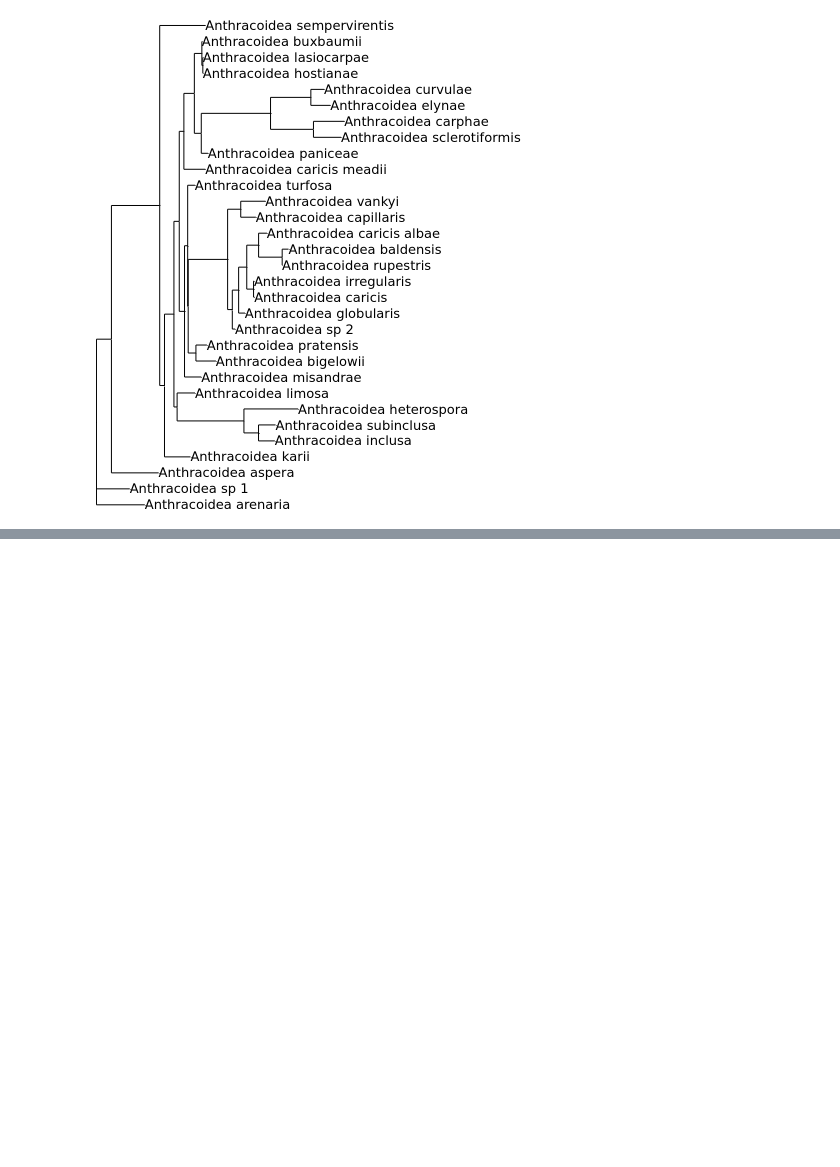
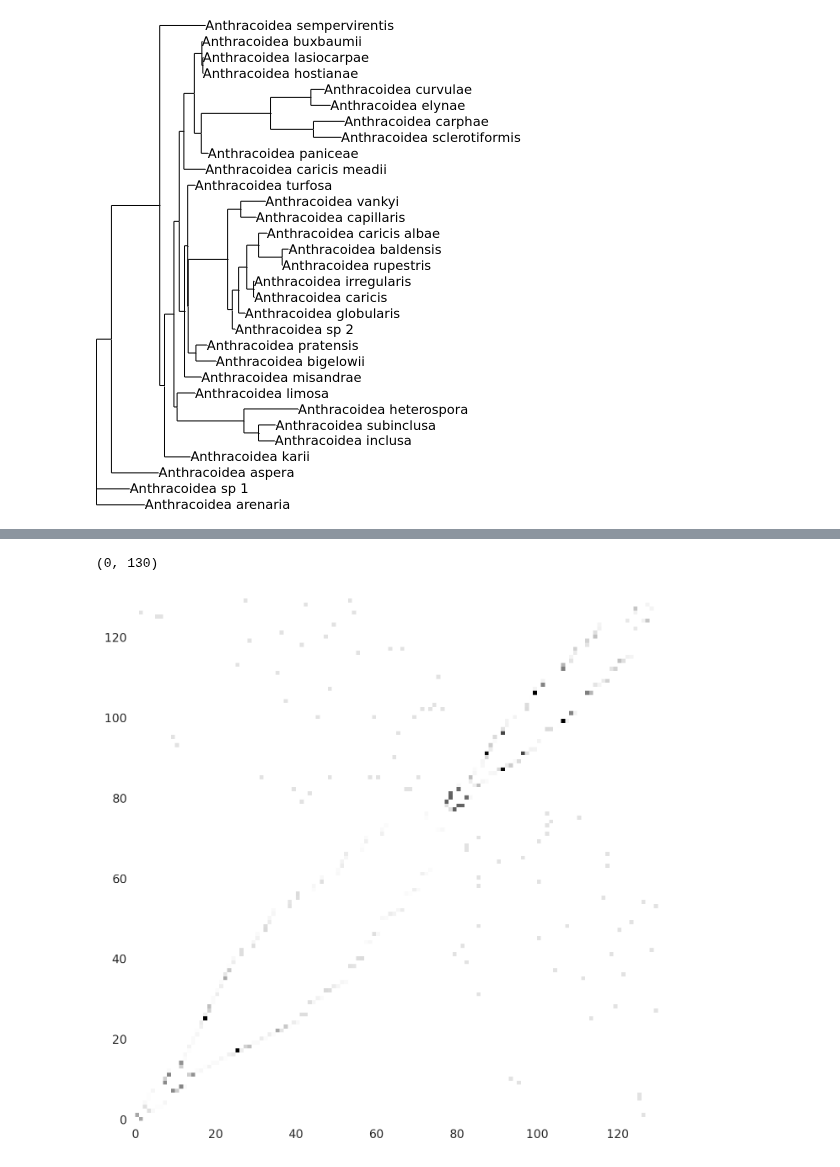
Before and after one commit to ryneches/SuchTree, a Jupyter notebook: data/sedge-smut/sedge-smut.ipynb, the cells around one changed output, grey strips where cells are left out. Cells and saved outputs as stored; diff of their text form; code cells hidden in the pictures; blank space fills up the shorter version.

```diff
--- a/data/sedge-smut/sedge-smut.ipynb
+++ b/data/sedge-smut/sedge-smut.ipynb
@@ -431,0 +673,21 @@ ete_tree.render("%%inline", w=120, units="mm", tree_style=ts)
+# %%
+from SuchTree import SuchTree, SuchLinkedTrees
+
+T1 = SuchTree( 'host.tree' )
+T2 = SuchTree( 'guest.tree' )
+links = pandas.DataFrame.from_csv( 'links.csv' )
+SLT = SuchLinkedTrees( T1, T2, links )
+# %%
+import seaborn
+
+figure(figsize=(8,8))
+
+aj = SLT.adjacency()
+
+pcolor( aj )
+xlim( (0,aj.shape[0]) )
+ylim( (0,aj.shape[1]) )
+#seaborn.heatmap( aj )
+# %% [output]
+(0, 130)
+[figure, added]
```
Also changed, not shown: parts of 15 cells of this notebook, 3 other files.
